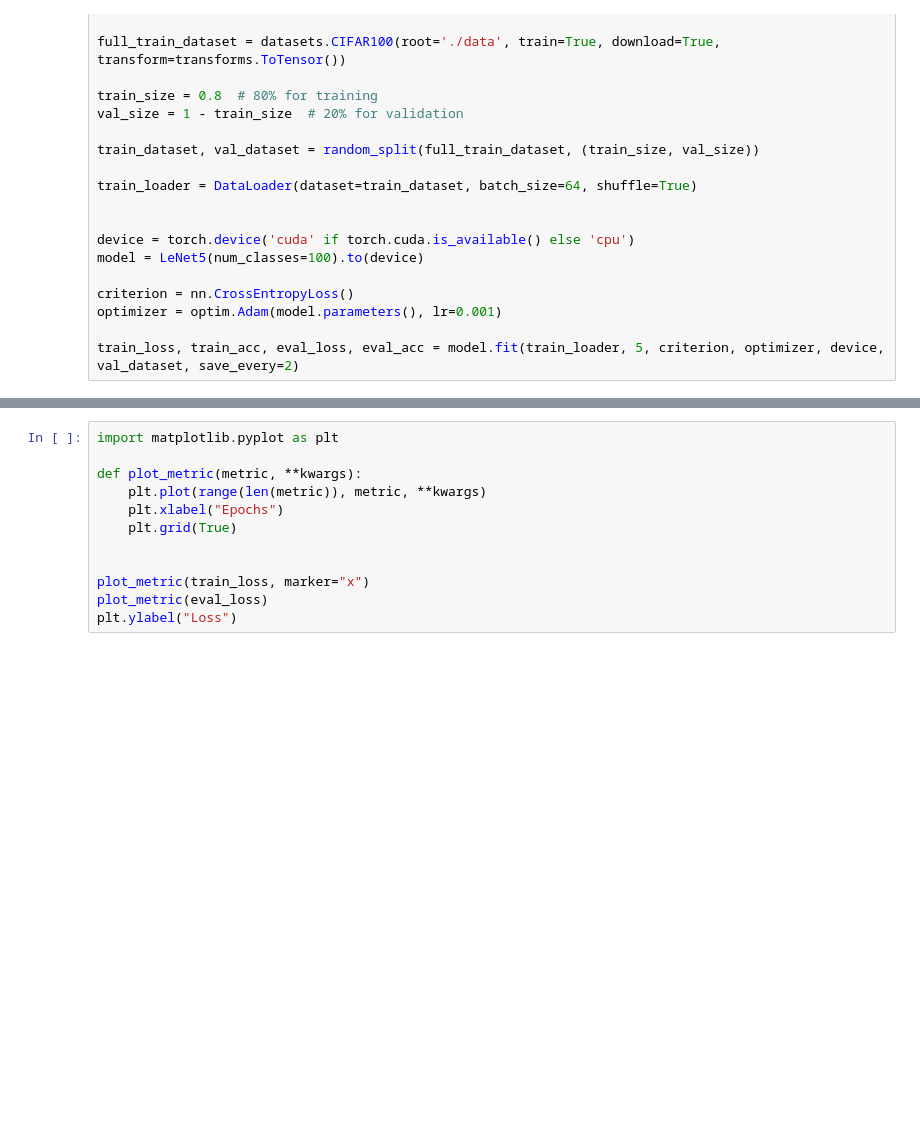
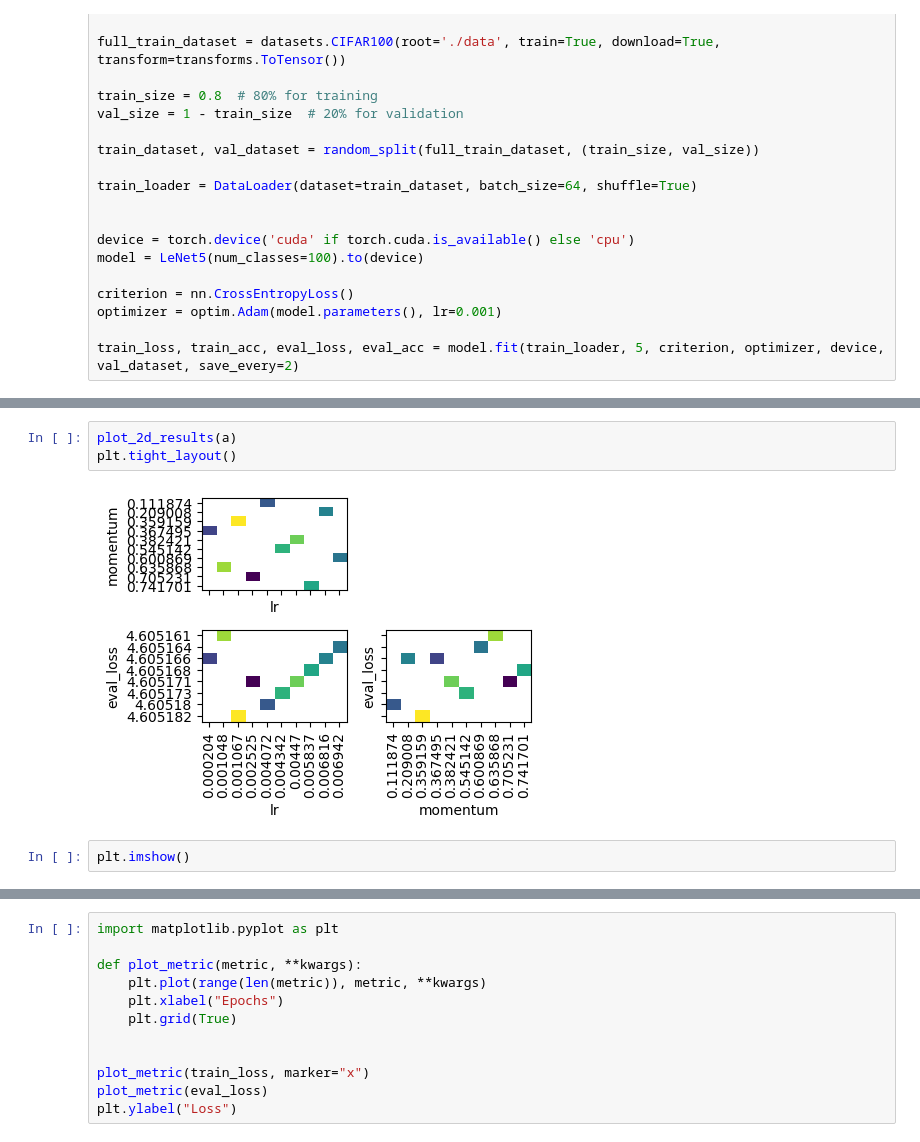
Before and after one commit to maxi-fr/distributed-learning, a Jupyter notebook: test_notebook.ipynb, the cells around one changed output, grey strips where cells are left out. Drawn from its saved outputs; the diff is of its cells as text; blank space fills up the shorter version.

Commit message:
Bug fix in random_search + plotting for search results TODO: make training prints nice

```diff
--- a/test_notebook.ipynb
+++ b/test_notebook.ipynb
@@ -57,3 +135,10 @@ param_combinations = [v for v in itertools.product(*values)]
+# %%
+plot_2d_results(a)
+plt.tight_layout()
+# %% [output]
+[figure, added]
+# %%
+plt.imshow()
 # %%
 a = np.array([(0, 1), (10, 20)])
 
```
Also changed, not shown: parts of 6 cells of this notebook, 2 other files.
